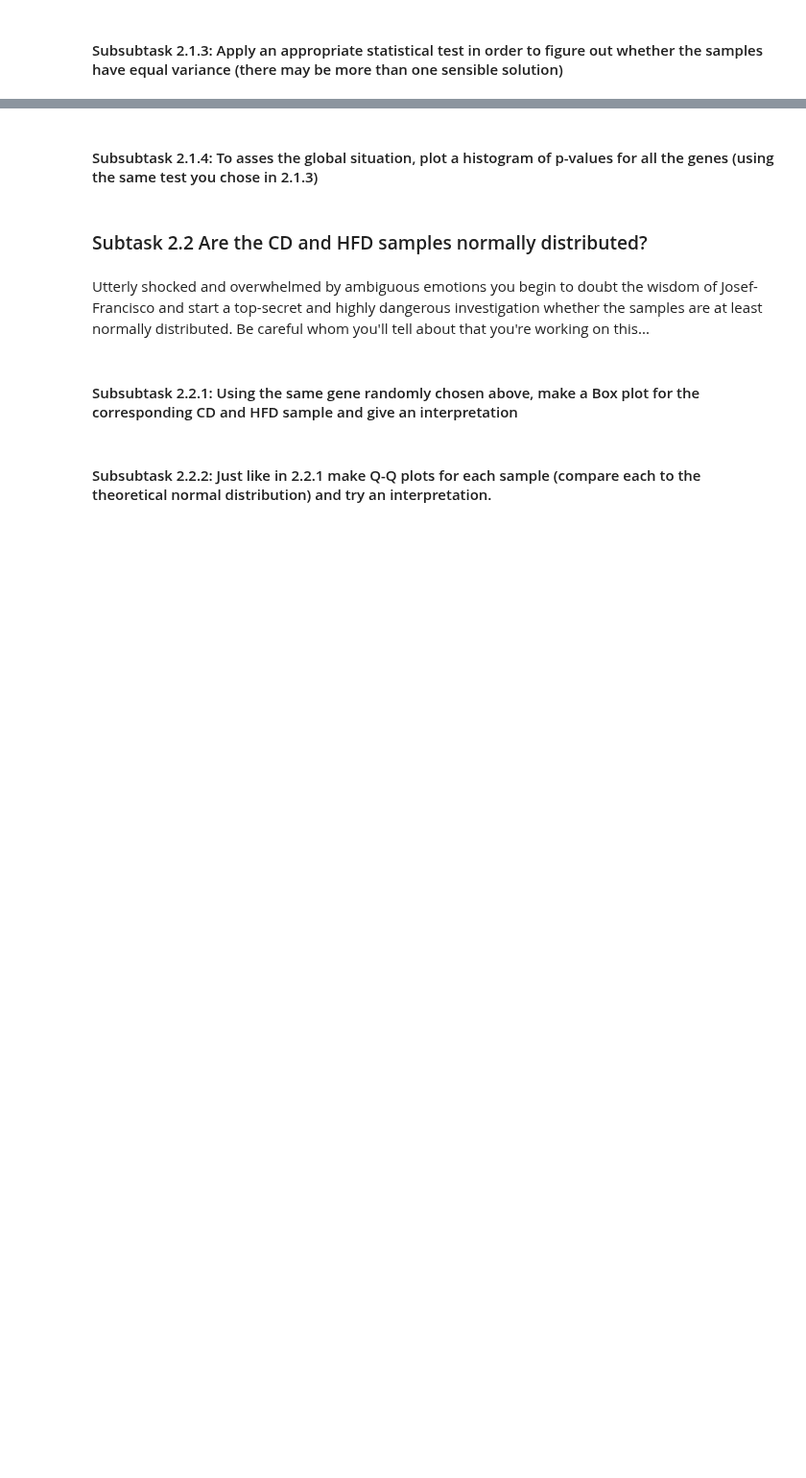
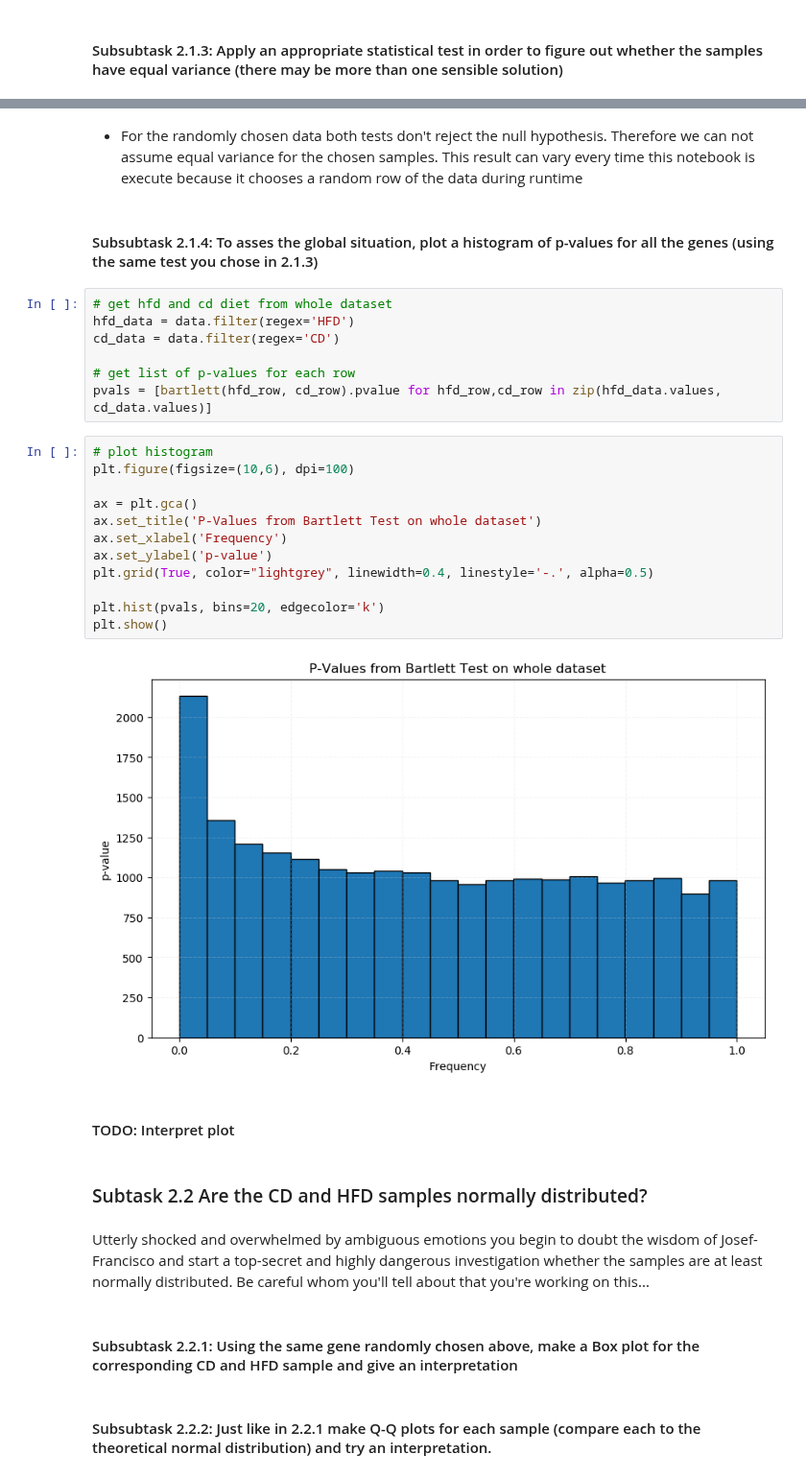
Before and after one commit to TrisKast/DataScience-Bioinformatics, a Jupyter notebook: notebooks/Day56_DE_Analysis.ipynb, the cells around one changed output, grey strips where cells are left out. Shown at 96% size. Saved outputs shown, nothing was run; the diff lists cells and outputs as text; blank space fills up the shorter version.

Commit message:
Bartlett histogram

```diff
--- a/notebooks/Day56_DE_Analysis.ipynb
+++ b/notebooks/Day56_DE_Analysis.ipynb
@@ -219,5 +222,32 @@ LeveneResult(statistic=0.010657783433361687, pvalue=0.9180368602603483)
+# %% [markdown]
+- For the randomly chosen data both tests don't reject the null hypothesis. Therefore we can not assume
+  equal variance for the chosen samples. This result can vary every time this notebook is execute because
+  it chooses a random row of the data during runtime
 # %% [markdown]
 #### Subsubtask 2.1.4: To asses the global situation, plot a histogram of p-values for all the genes (using the same test you chose in 2.1.3)
+# %%
+# get hfd and cd diet from whole dataset
+hfd_data = data.filter(regex='HFD')
+cd_data = data.filter(regex='CD')
+
+# get list of p-values for each row
+pvals = [bartlett(hfd_row, cd_row).pvalue for hfd_row,cd_row in zip(hfd_data.values, cd_data.values)]
+# %%
+# plot histogram
+plt.figure(figsize=(10,6), dpi=100)
+
+ax = plt.gca()
+ax.set_title('P-Values from Bartlett Test on whole dataset')
+ax.set_xlabel('Frequency')
+ax.set_ylabel('p-value')
+plt.grid(True, color="lightgrey", linewidth=0.4, linestyle='-.', alpha=0.5)
+
+plt.hist(pvals, bins=20, edgecolor='k')
+plt.show()
+# %% [output]
+[figure, added]
+# %% [markdown]
+#### TODO: Interpret plot
 # %% [markdown]
 ### Subtask 2.2 Are the CD and HFD samples normally distributed?
 # %% [markdown]
```
Also changed, not shown: parts of 3 cells of this notebook.
